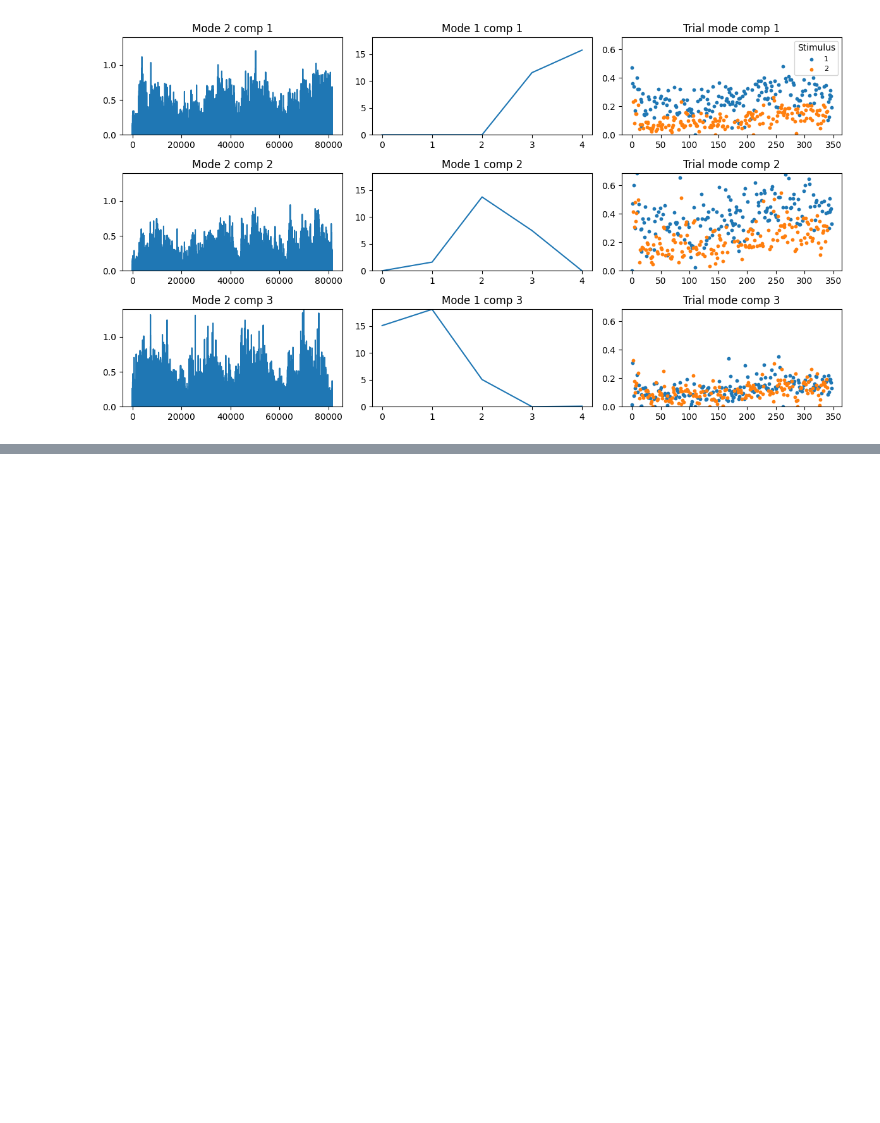
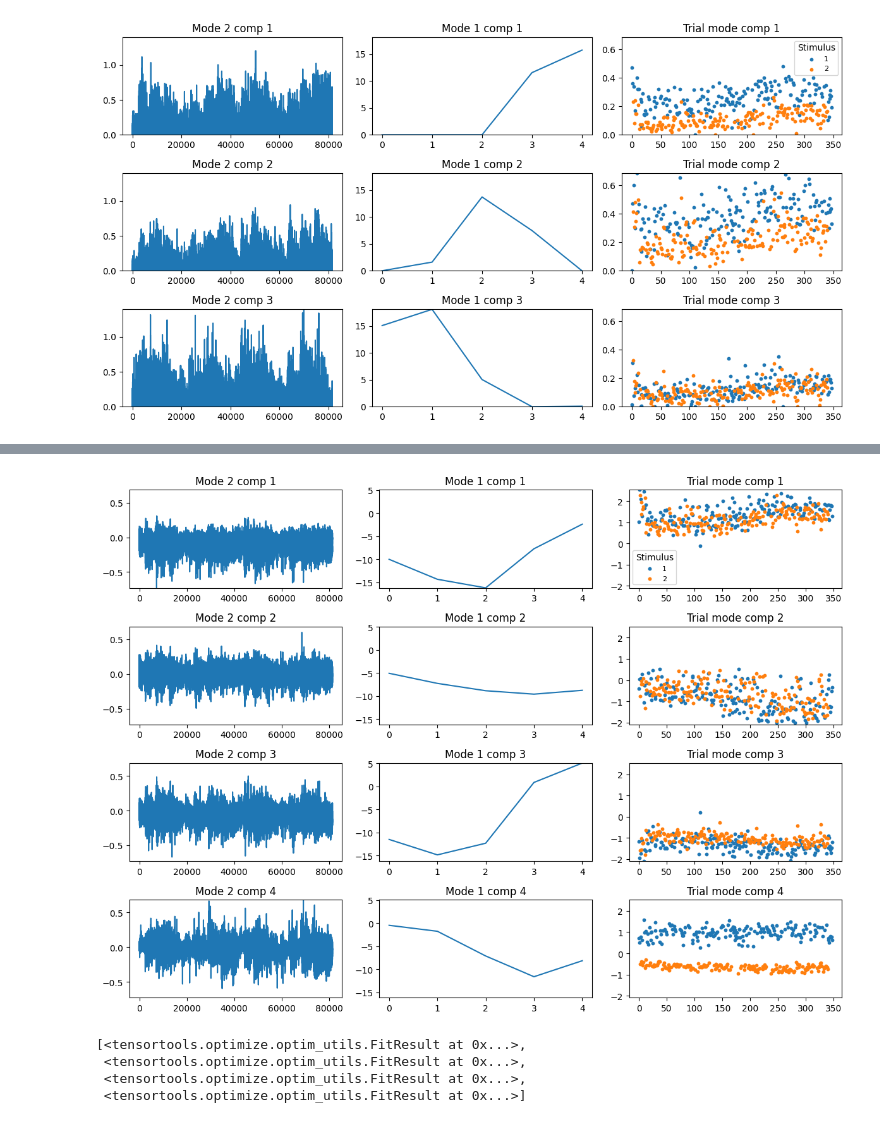
Before and after one commit to JohnMadrid/isp-unsupervised-learning, a Jupyter notebook: Batch_TCA_Runner.ipynb, the cells around one changed output, grey strips where cells are left out. Drawn from its saved outputs; the diff is of its cells as text; code cells hidden in the pictures; blank space fills up the shorter version.

```diff
--- a/Batch_TCA_Runner.ipynb
+++ b/Batch_TCA_Runner.ipynb
@@ -570,0 +573,2 @@ plot_cp_ensemble(ensemble_aHV, 3, beh["WallType"])
+# %%
+test_ensemble = TCA_auto(target_file, target_path, 5, 4, "Trial_start_time", (2, 2))
@@ -570,0 +582,11 @@ plot_cp_ensemble(ensemble_aHV, 3, beh["WallType"])
+# %%
+plot_cp_ensemble(test_ensemble, 4, beh["WallType"])
+# %% [output]
+[figure, added]
+# %%
+test_ensemble.results[1]
+# %% [output]
+[<tensortools.optimize.optim_utils.FitResult at 0x...>,
+ <tensortools.optimize.optim_utils.FitResult at 0x...>,
+ <tensortools.optimize.optim_utils.FitResult at 0x...>,
+ <tensortools.optimize.optim_utils.FitResult at 0x...>]
```
Also changed, not shown: parts of 16 cells of this notebook, 1 other file.
